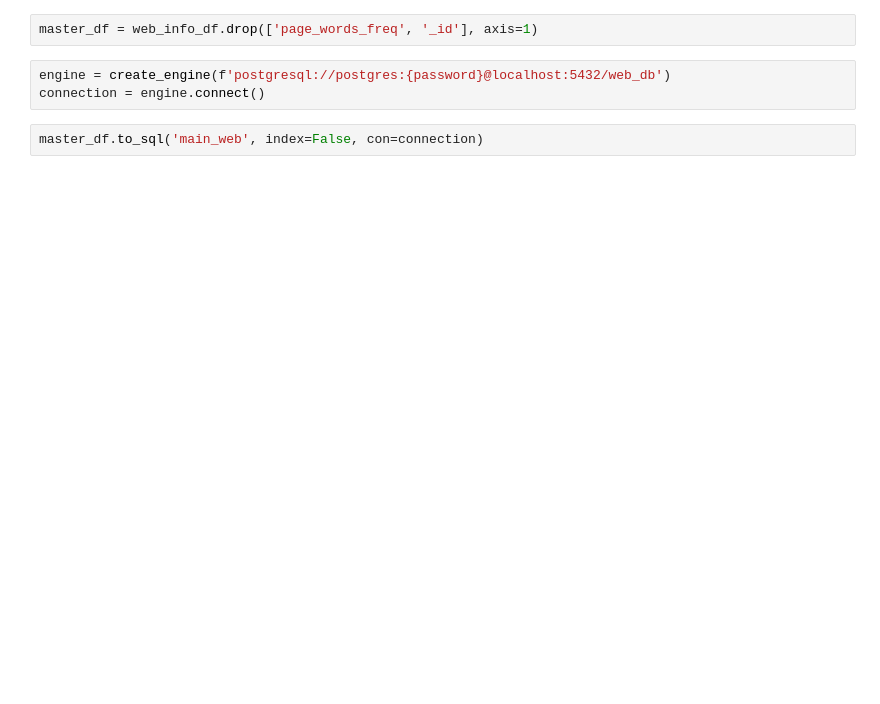
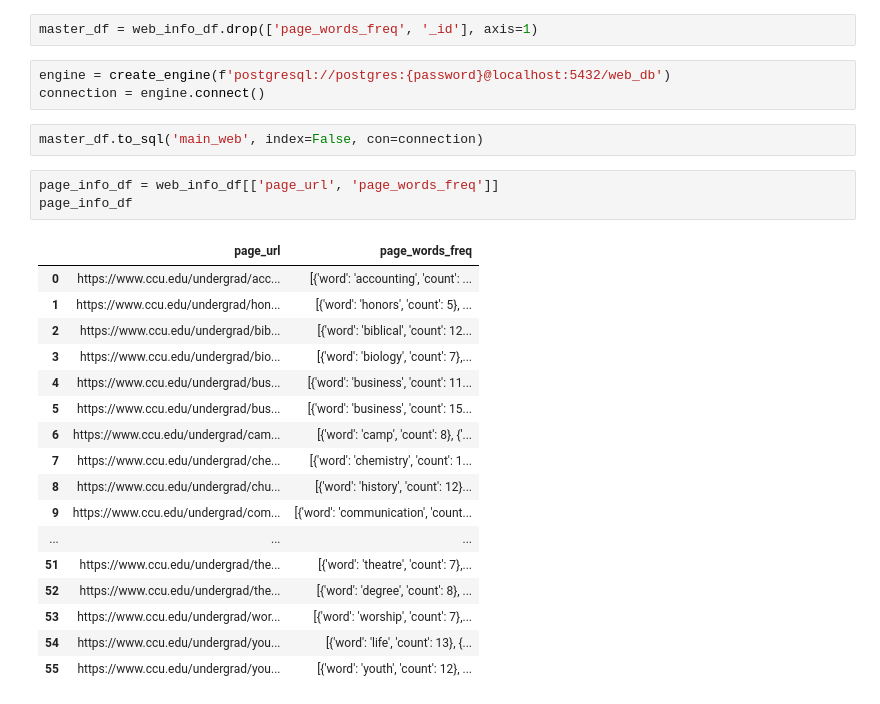
Before and after one commit to CCom20/etl-seo-project, a Jupyter notebook: web_scraper.ipynb, the cells around one changed output. Cells and saved outputs as stored; diff of their text form; blank space fills up the shorter version.

```diff
--- a/web_scraper.ipynb
+++ b/web_scraper.ipynb
@@ -144,3 +144,24 @@ engine = create_engine(f'postgresql://postgres:{password}@localhost:5432/web_db'
 connection = engine.connect()
 # %%
 master_df.to_sql('main_web', index=False, con=connection)
+# %%
+page_info_df = web_info_df[['page_url', 'page_words_freq']]
+page_info_df
+# %% [output]
+|  | page_url | page_words_freq |
+| 0 | https://www.ccu.edu/undergrad/acc... | [{'word': 'accounting', 'count': ... |
+| 1 | https://www.ccu.edu/undergrad/hon... | [{'word': 'honors', 'count': 5}, ... |
+| 2 | https://www.ccu.edu/undergrad/bib... | [{'word': 'biblical', 'count': 12... |
+| 3 | https://www.ccu.edu/undergrad/bio... | [{'word': 'biology', 'count': 7},... |
+| 4 | https://www.ccu.edu/undergrad/bus... | [{'word': 'business', 'count': 11... |
+| 5 | https://www.ccu.edu/undergrad/bus... | [{'word': 'business', 'count': 15... |
+| 6 | https://www.ccu.edu/undergrad/cam... | [{'word': 'camp', 'count': 8}, {'... |
+| 7 | https://www.ccu.edu/undergrad/che... | [{'word': 'chemistry', 'count': 1... |
+| 8 | https://www.ccu.edu/undergrad/chu... | [{'word': 'history', 'count': 12}... |
+| 9 | https://www.ccu.edu/undergrad/com... | [{'word': 'communication', 'count... |
+| ... | ... | ... |
+| 51 | https://www.ccu.edu/undergrad/the... | [{'word': 'theatre', 'count': 7},... |
+| 52 | https://www.ccu.edu/undergrad/the... | [{'word': 'degree', 'count': 8}, ... |
+| 53 | https://www.ccu.edu/undergrad/wor... | [{'word': 'worship', 'count': 7},... |
+| 54 | https://www.ccu.edu/undergrad/you... | [{'word': 'life', 'count': 13}, {... |
+| 55 | https://www.ccu.edu/undergrad/you... | [{'word': 'youth', 'count': 12}, ... |
```
Also changed, not shown: parts of 2 cells of this notebook.
